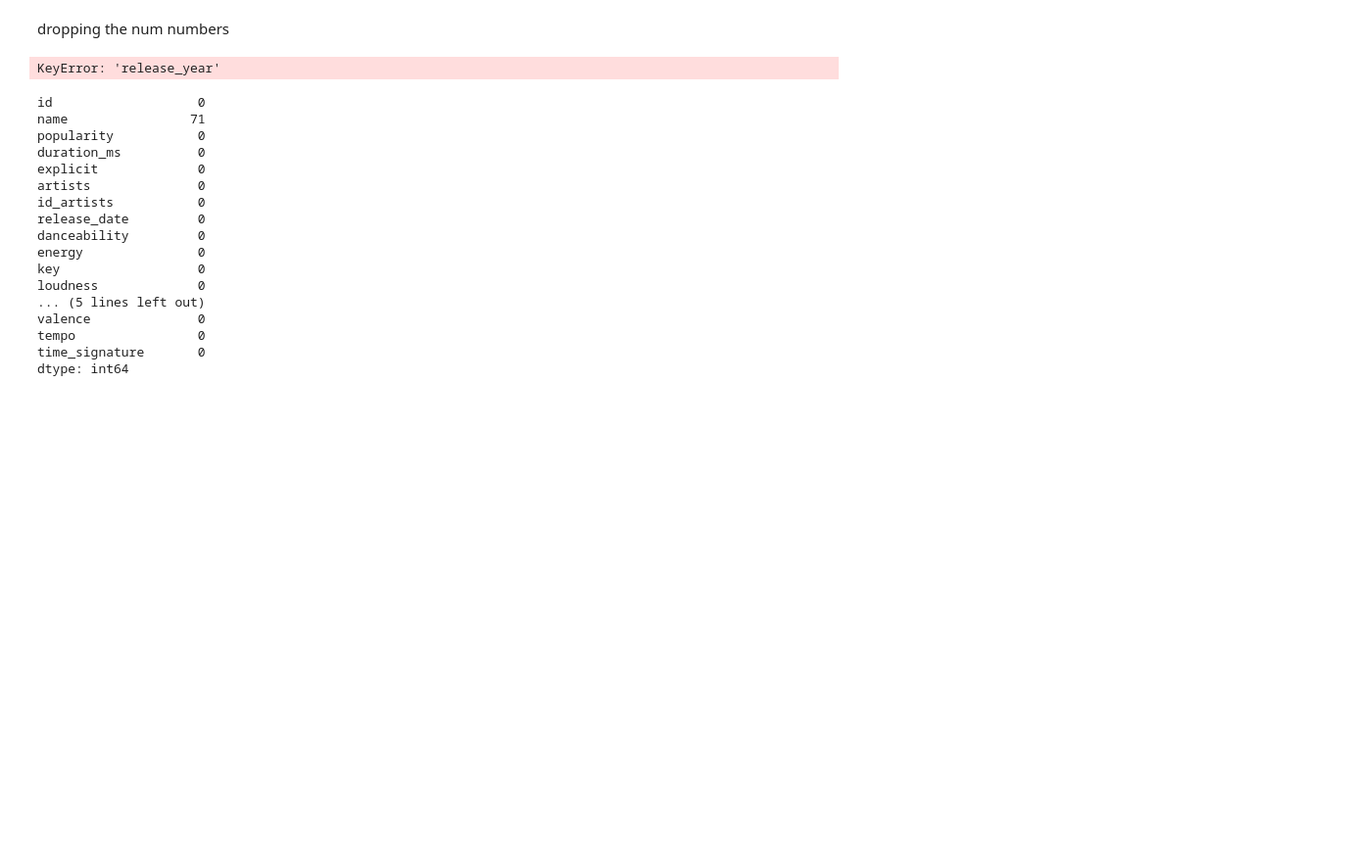
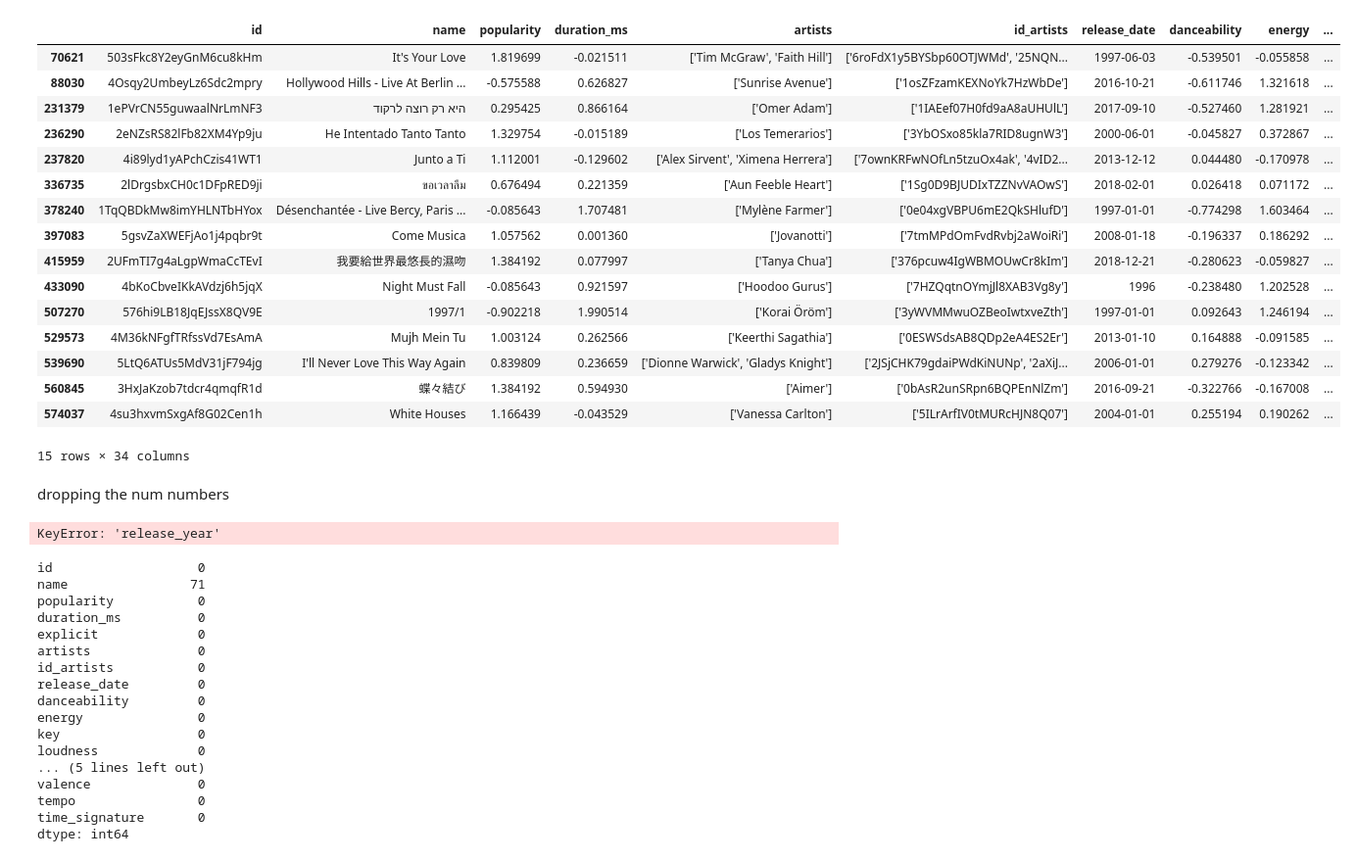
Before and after one commit to seyed0123/MelODyHub, a Jupyter notebook: src/main/python/test.ipynb, the cells around one changed output. Shown at 98% size. Drawn from its saved outputs; the diff is of its cells as text; code cells hidden in the pictures; blank space fills up the shorter version.

```diff
--- a/src/main/python/test.ipynb
+++ b/src/main/python/test.ipynb
@@ -24,3 +25,23 @@ df.tail(10)
+# %%
+df[df["id"].isin(["1TqQBDkMw8imYHLNTbHYox" , "1ePVrCN55guwaalNrLmNF3" , "2eNZsRS82lFb82XM4Yp9ju" , "2lDrgsbxCH0c1DFpRED9ji" , "2UFmTI7g4aLgpWmaCcTEvI" , "3HxJaKzob7tdcr4qmqfR1d" , "4bKoCbveIKkAVdzj6h5jqX" , "4i89lyd1yAPchCzis41WT1" , "4M36kNFgfTRfssVd7EsAmA" , "4Osqy2UmbeyLz6Sdc2mpry" , "4su3hxvmSxgAf8G02Cen1h" , "503sFkc8Y2eyGnM6cu8kHm" , "576hi9LB18JqEJssX8QV9E" , "5gsvZaXWEFjAo1j4pqbr9t" , "5LtQ6ATUs5MdV31jF794jg"])]
+# %% [output]
+|  | id | name | popularity | duration_ms | artists | id_artists | release_date | danceability | energy | ... |
+| 70621 | 503sFkc8Y2eyGnM6cu8kHm | It's Your Love | 1.819699 | -0.021511 | ['Tim McGraw', 'Faith Hill'] | ['6roFdX1y5BYSbp60OTJWMd', '25NQN... | 1997-06-03 | -0.539501 | -0.055858 | ... |
+| 88030 | 4Osqy2UmbeyLz6Sdc2mpry | Hollywood Hills - Live At Berlin ... | -0.575588 | 0.626827 | ['Sunrise Avenue'] | ['1osZFzamKEXNoYk7HzWbDe'] | 2016-10-21 | -0.611746 | 1.321618 | ... |
+| 231379 | 1ePVrCN55guwaalNrLmNF3 | היא רק רוצה לרקוד | 0.295425 | 0.866164 | ['Omer Adam'] | ['1IAEef07H0fd9aA8aUHUlL'] | 2017-09-10 | -0.527460 | 1.281921 | ... |
+| 236290 | 2eNZsRS82lFb82XM4Yp9ju | He Intentado Tanto Tanto | 1.329754 | -0.015189 | ['Los Temerarios'] | ['3YbOSxo85kla7RID8ugnW3'] | 2000-06-01 | -0.045827 | 0.372867 | ... |
+| 237820 | 4i89lyd1yAPchCzis41WT1 | Junto a Ti | 1.112001 | -0.129602 | ['Alex Sirvent', 'Ximena Herrera'] | ['7ownKRFwNOfLn5tzuOx4ak', '4vID2... | 2013-12-12 | 0.044480 | -0.170978 | ... |
+| 336735 | 2lDrgsbxCH0c1DFpRED9ji | ขอเวลาลืม | 0.676494 | 0.221359 | ['Aun Feeble Heart'] | ['1Sg0D9BJUDIxTZZNvVAOwS'] | 2018-02-01 | 0.026418 | 0.071172 | ... |
+| 378240 | 1TqQBDkMw8imYHLNTbHYox | Désenchantée - Live Bercy, Paris ... | -0.085643 | 1.707481 | ['Mylène Farmer'] | ['0e04xgVBPU6mE2QkSHlufD'] | 1997-01-01 | -0.774298 | 1.603464 | ... |
+| 397083 | 5gsvZaXWEFjAo1j4pqbr9t | Come Musica | 1.057562 | 0.001360 | ['Jovanotti'] | ['7tmMPdOmFvdRvbj2aWoiRi'] | 2008-01-18 | -0.196337 | 0.186292 | ... |
+| 415959 | 2UFmTI7g4aLgpWmaCcTEvI | 我要給世界最悠長的濕吻 | 1.384192 | 0.077997 | ['Tanya Chua'] | ['376pcuw4IgWBMOUwCr8kIm'] | 2018-12-21 | -0.280623 | -0.059827 | ... |
+| 433090 | 4bKoCbveIKkAVdzj6h5jqX | Night Must Fall | -0.085643 | 0.921597 | ['Hoodoo Gurus'] | ['7HZQqtnOYmjJl8XAB3Vg8y'] | 1996 | -0.238480 | 1.202528 | ... |
+| 507270 | 576hi9LB18JqEJssX8QV9E | 1997/1 | -0.902218 | 1.990514 | ['Korai Öröm'] | ['3yWVMMwuOZBeoIwtxveZth'] | 1997-01-01 | 0.092643 | 1.246194 | ... |
+| 529573 | 4M36kNFgfTRfssVd7EsAmA | Mujh Mein Tu | 1.003124 | 0.262566 | ['Keerthi Sagathia'] | ['0ESWSdsAB8QDp2eA4ES2Er'] | 2013-01-10 | 0.164888 | -0.091585 | ... |
+| 539690 | 5LtQ6ATUs5MdV31jF794jg | I'll Never Love This Way Again | 0.839809 | 0.236659 | ['Dionne Warwick', 'Gladys Knight'] | ['2JSjCHK79gdaiPWdKiNUNp', '2aXiJ... | 2006-01-01 | 0.279276 | -0.123342 | ... |
+| 560845 | 3HxJaKzob7tdcr4qmqfR1d | 蝶々結び | 1.384192 | 0.594930 | ['Aimer'] | ['0bAsR2unSRpn6BQPEnNlZm'] | 2016-09-21 | -0.322766 | -0.167008 | ... |
+| 574037 | 4su3hxvmSxgAf8G02Cen1h | White Houses | 1.166439 | -0.043529 | ['Vanessa Carlton'] | ['5ILrArfIV0tMURcHJN8Q07'] | 2004-01-01 | 0.255194 | 0.190262 | ... |
+15 rows × 34 columns
 # %% [markdown]
 dropping the num numbers
 # %%
```
Also changed, not shown: parts of 3 cells of this notebook, 6 other files.
